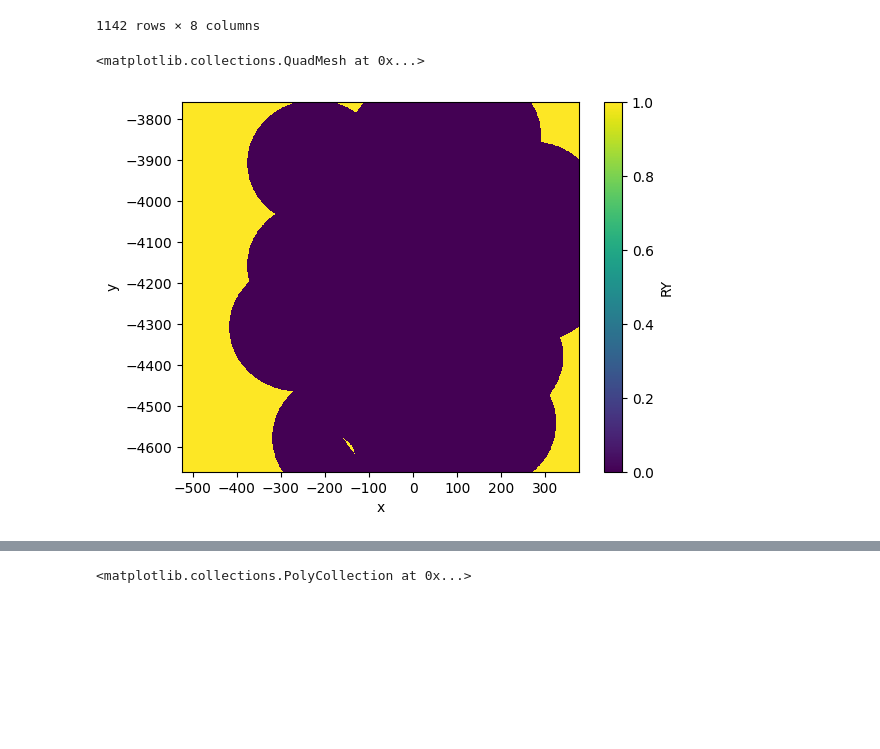
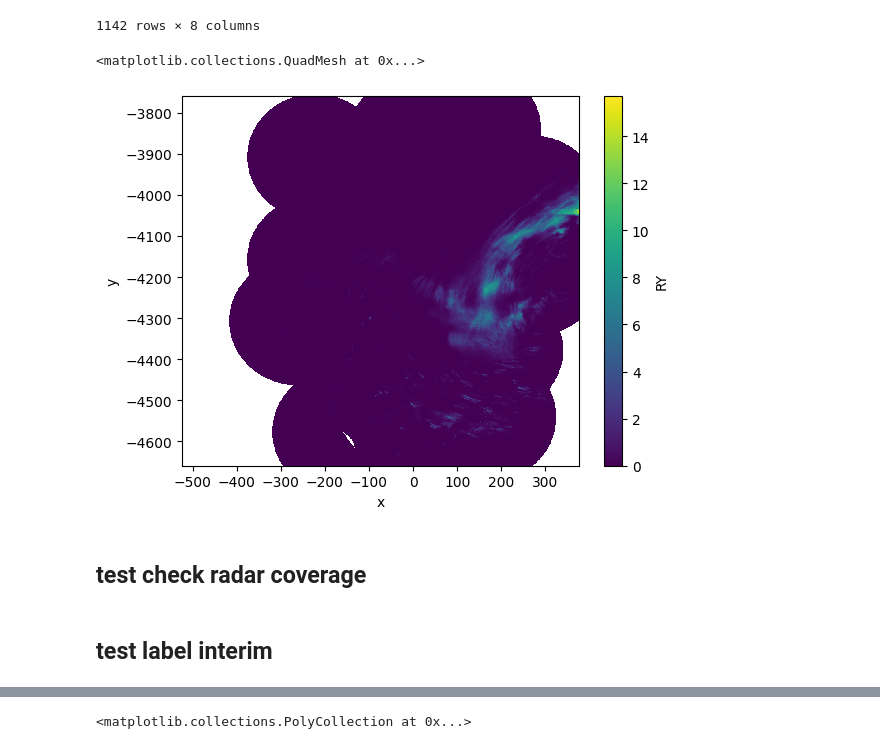
Before and after one commit to OpenSenseAction/mergeplg, a Jupyter notebook: docs/notebooks/openMRG_case_RADOLAN.ipynb, the cells around one changed output, grey strips where cells are left out. Saved outputs shown, nothing was run; the diff lists cells and outputs as text; code cells hidden in the pictures; blank space fills up the shorter version.

Commit message:
update notebook with dev part of test, which need to be removed later
maybe already added in commits before...

```diff
--- a/docs/notebooks/openMRG_case_RADOLAN.ipynb
+++ b/docs/notebooks/openMRG_case_RADOLAN.ipynb
@@ -212,11 +212,15 @@ df_stations
 1142 rows × 8 columns
 # %%
 ds_radolan = xr.open_dataset("../../tests/test_data/radolan_ry_data.nc")
+# %%
+RY_sum = ds_radolan.RY.sum(dim="time", min_count=12)
 # %%
-RY_sum.isnull().plot()
+RY_sum.plot()
 # %% [output]
 <matplotlib.collections.QuadMesh at 0x...>
-[figure, old version]
+[figure, new version]
+# %% [markdown]
+## test check radar coverage
 # %%
 import mergeplg as mrg
 
@@ -235,3 +239,5 @@ np.testing.assert_equal(
     no_radar_coverage,
     np.array([True, True, False, False]),
 )
+# %% [markdown]
+## test label interim
```
Also changed, not shown: parts of 18 cells of this notebook.
